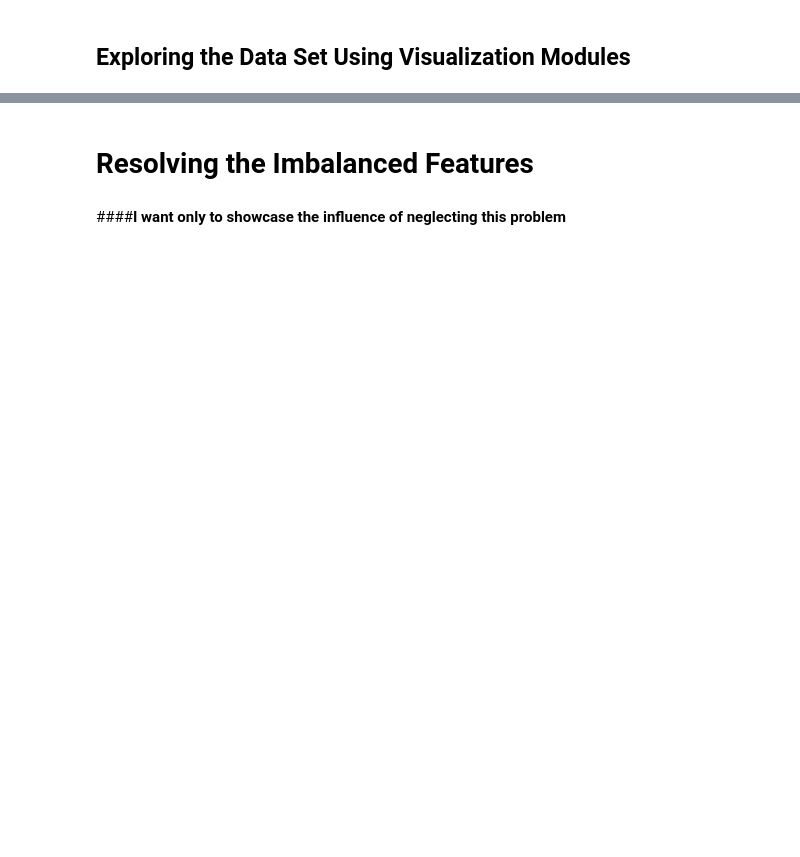
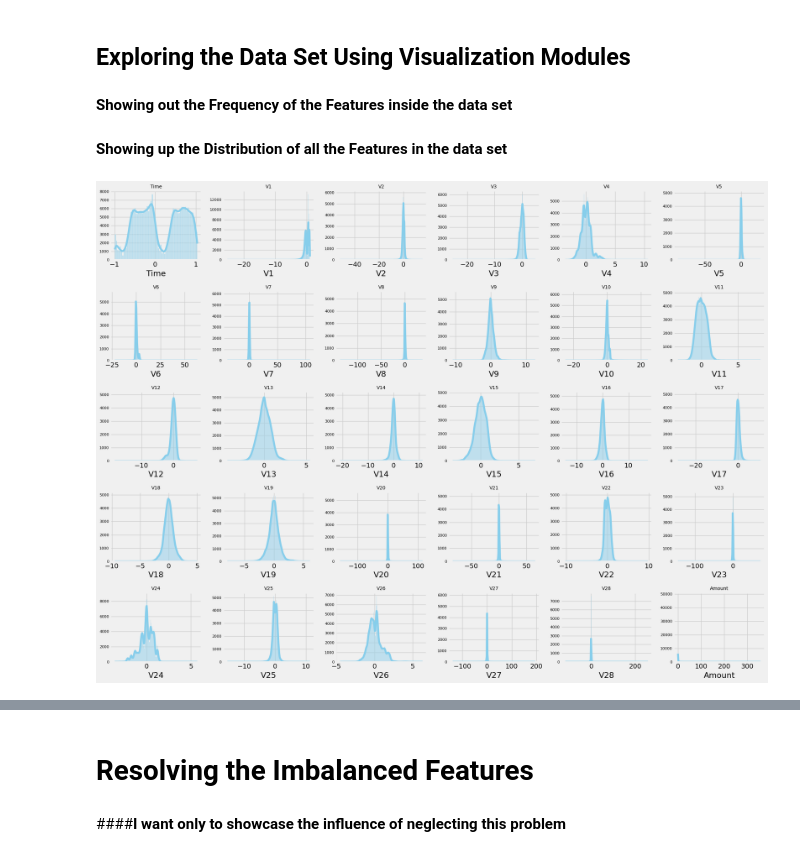
Before and after one commit to ZiadMAlsawy/ML_Project, a Jupyter notebook: Task_2.ipynb, the cells around one changed output, grey strips where cells are left out. Cells and saved outputs as stored; diff of their text form; code cells hidden in the pictures; blank space fills up the shorter version.

```diff
--- a/Task_2.ipynb
+++ b/Task_2.ipynb
@@ -178,9 +174,13 @@ plt.show()
 # %% [output]
 [figure]
 # %%
-Outliers_Frequence = {}
+Outliers_Frequency = {}
 for i in creditCard.columns:
-  Outliers_Frequence[i] = creditCard[creditCard[i] > (creditCard[i].mean() + 3 * creditCard[i].std())].shape[0]
+  Outliers_Frequency[i] = creditCard[creditCard[i] > (creditCard[i].mean() + 3 * creditCard[i].std())].shape[0]
 
-Outliers_Frequence
+columnsWithOutliers_Descendingely = list(Outliers_Frequency.keys())
+columnsWithOutliers_Descendingely.sort(reverse=True, key=lambda x: Outliers_Frequency[x])
+
+for i in columnsWithOutliers_Descendingely:
+  print(f"{i} : {Outliers_Frequency[i]}")
 # %% [output]
@@ -209,0 +237,2 @@ Outliers_Frequence
+# %% [markdown]
+**Showing out the Frequency of the Features inside the data set**
@@ -209,0 +259,19 @@ Outliers_Frequence
+# %% [markdown]
+**Showing up the Distribution of all the Features in the data set**
+# %%
+fig, axes = plt.subplots(nrows=5, ncols=6, figsize=(20, 15))
+axes = axes.flatten()
+
+for i, column in enumerate(creditCard.columns[:30]):
+    sns.histplot(data=creditCard, x=column, ax=axes[i], kde=True, color='skyblue')  # Use histplot with kde
+    axes[i].set_title(column, fontsize=10)
+    axes[i].set_ylabel('')
+    axes[i].tick_params(axis='y', labelsize=8)
+
+for j in range(len(creditCard.columns[:31]), len(axes)):
+    axes[j].axis('off')
+
+plt.tight_layout()
+plt.show()
+# %% [output]
+[figure, added]
```
Also changed, not shown: parts of 36 cells of this notebook.
